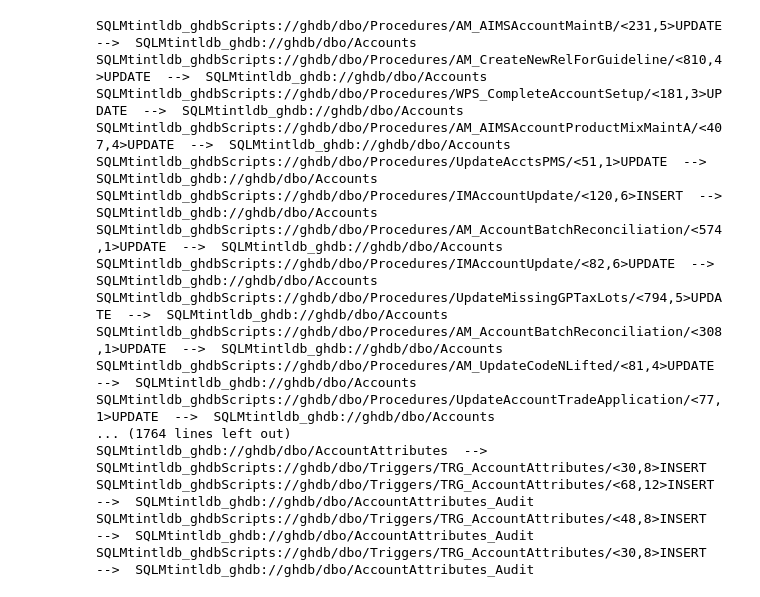
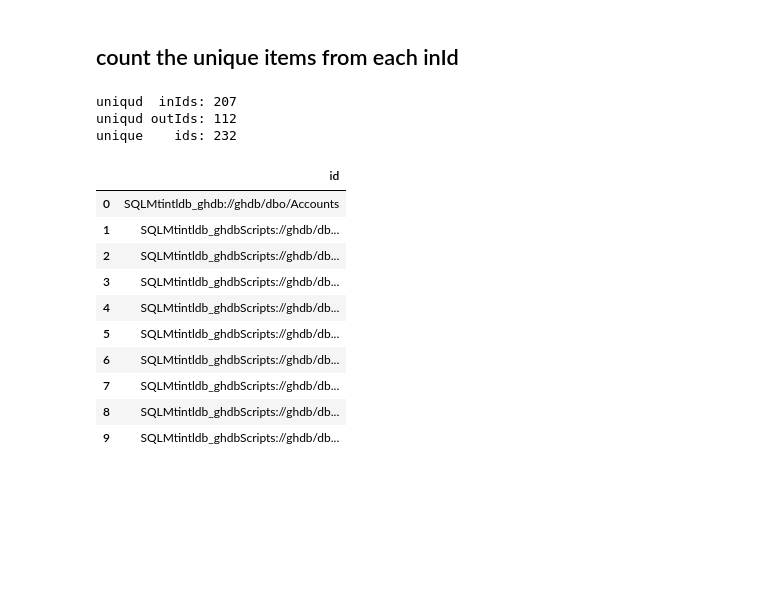
Before and after one commit to darren-wrigley/jupyter, a Jupyter notebook: ABLineageAnalyzer.ipynb, the cells around one changed output. Saved outputs shown, nothing was run; the diff lists cells and outputs as text; code cells hidden in the pictures; blank space fills up the shorter version.

```diff
--- a/ABLineageAnalyzer.ipynb
+++ b/ABLineageAnalyzer.ipynb
@@ -7,8 +7,8 @@ pd.options.display.max_colwidth=100
 import graphviz as gv
 # %%
 #load json object
-with open('ghdb_account_lineage_files/ghdb_objectLineage_10.json') as f:
+with open('ghdb_account_lineage_files/ghdb_objectLineage_02.json') as f:
     d = json.load(f)
 # count the number of items returned
-len(d['items'])
+print ('total items in lineage json: ', len(d['items']))
 # %% [output]
@@ -111,0 +38,27 @@ items
+# %% [markdown]
+## count the unique items from each inId
+# %%
+print ("uniqud  inIds:" , len(items.inId.unique()))
+print ("uniqud outIds:" , len(items.outId.unique()))
+uniqueIds = pd.concat([items['inId'], items['outId']]).unique()
+print ("unique    ids:", len(uniqueIds))
+# %% [output]
+uniqud  inIds: 207
+uniqud outIds: 112
+unique    ids: 232
+# %%
+# convert the uniqueIds array to a dataframe - for easier processing
+dfIds=pd.DataFrame({'id':uniqueIds})
+dfIds.head(10)
+# %% [output]
+|  | id |
+| 0 | SQLMtintldb_ghdb://ghdb/dbo/Accounts |
+| 1 | SQLMtintldb_ghdbScripts://ghdb/db... |
+| 2 | SQLMtintldb_ghdbScripts://ghdb/db... |
+| 3 | SQLMtintldb_ghdbScripts://ghdb/db... |
+| 4 | SQLMtintldb_ghdbScripts://ghdb/db... |
+| 5 | SQLMtintldb_ghdbScripts://ghdb/db... |
+| 6 | SQLMtintldb_ghdbScripts://ghdb/db... |
+| 7 | SQLMtintldb_ghdbScripts://ghdb/db... |
+| 8 | SQLMtintldb_ghdbScripts://ghdb/db... |
+| 9 | SQLMtintldb_ghdbScripts://ghdb/db... |
@@ -112,24 +67,7 @@ items
 # %%
-for index, row in items.iterrows():
-   print(row['outId'], ' --> ', row['inId'])
+# print a list of links from upstream to downstream (for info/debugging)
+#for index, row in items.iterrows():
+#   print(row['outId'], ' --> ', row['inId'])
-# %% [output]
-SQLMtintldb_ghdbScripts://ghdb/dbo/Procedures/AM_AIMSAccountMaintB/<231,5>UPDATE  -->  SQLMtintldb_ghdb://ghdb/dbo/Accounts
-SQLMtintldb_ghdbScripts://ghdb/dbo/Procedures/AM_CreateNewRelForGuideline/<810,4>UPDATE  -->  SQLMtintldb_ghdb://ghdb/dbo/Accounts
-SQLMtintldb_ghdbScripts://ghdb/dbo/Procedures/WPS_CompleteAccountSetup/<181,3>UPDATE  -->  SQLMtintldb_ghdb://ghdb/dbo/Accounts
-SQLMtintldb_ghdbScripts://ghdb/dbo/Procedures/AM_AIMSAccountProductMixMaintA/<407,4>UPDATE  -->  SQLMtintldb_ghdb://ghdb/dbo/Accounts
-SQLMtintldb_ghdbScripts://ghdb/dbo/Procedures/UpdateAcctsPMS/<51,1>UPDATE  -->  SQLMtintldb_ghdb://ghdb/dbo/Accounts
-SQLMtintldb_ghdbScripts://ghdb/dbo/Procedures/IMAccountUpdate/<120,6>INSERT  -->  SQLMtintldb_ghdb://ghdb/dbo/Accounts
-SQLMtintldb_ghdbScripts://ghdb/dbo/Procedures/AM_AccountBatchReconciliation/<574,1>UPDATE  -->  SQLMtintldb_ghdb://ghdb/dbo/Accounts
-SQLMtintldb_ghdbScripts://ghdb/dbo/Procedures/IMAccountUpdate/<82,6>UPDATE  -->  SQLMtintldb_ghdb://ghdb/dbo/Accounts
-SQLMtintldb_ghdbScripts://ghdb/dbo/Procedures/UpdateMissingGPTaxLots/<794,5>UPDATE  -->  SQLMtintldb_ghdb://ghdb/dbo/Accounts
-SQLMtintldb_ghdbScripts://ghdb/dbo/Procedures/AM_AccountBatchReconciliation/<308,1>UPDATE  -->  SQLMtintldb_ghdb://ghdb/dbo/Accounts
-SQLMtintldb_ghdbScripts://ghdb/dbo/Procedures/AM_UpdateCodeNLifted/<81,4>UPDATE  -->  SQLMtintldb_ghdb://ghdb/dbo/Accounts
-SQLMtintldb_ghdbScripts://ghdb/dbo/Procedures/UpdateAccountTradeApplication/<77,1>UPDATE  -->  SQLMtintldb_ghdb://ghdb/dbo/Accounts
-... (1764 lines left out)
-SQLMtintldb_ghdb://ghdb/dbo/AccountAttributes  -->  SQLMtintldb_ghdbScripts://ghdb/dbo/Triggers/TRG_AccountAttributes/<30,8>INSERT
-SQLMtintldb_ghdbScripts://ghdb/dbo/Triggers/TRG_AccountAttributes/<68,12>INSERT  -->  SQLMtintldb_ghdb://ghdb/dbo/AccountAttributes_Audit
-SQLMtintldb_ghdbScripts://ghdb/dbo/Triggers/TRG_AccountAttributes/<48,8>INSERT  -->  SQLMtintldb_ghdb://ghdb/dbo/AccountAttributes_Audit
-SQLMtintldb_ghdbScripts://ghdb/dbo/Triggers/TRG_AccountAttributes/<30,8>INSERT  -->  SQLMtintldb_ghdb://ghdb/dbo/AccountAttributes_Audit
 # %%
 g1 = gv.Digraph(format='svg', strict=True, engine="dot")
 g1.graph_attr['rankdir'] = 'LR'
```
Also changed, not shown: parts of 10 cells of this notebook, 8 other files.
